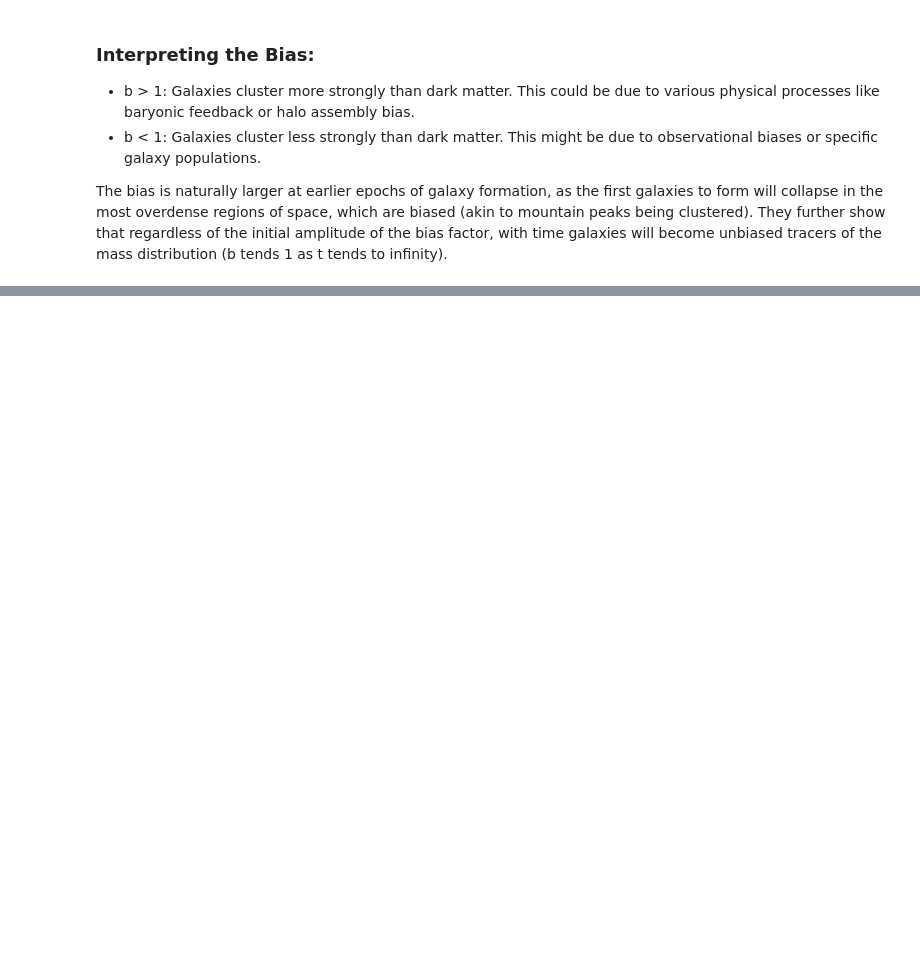
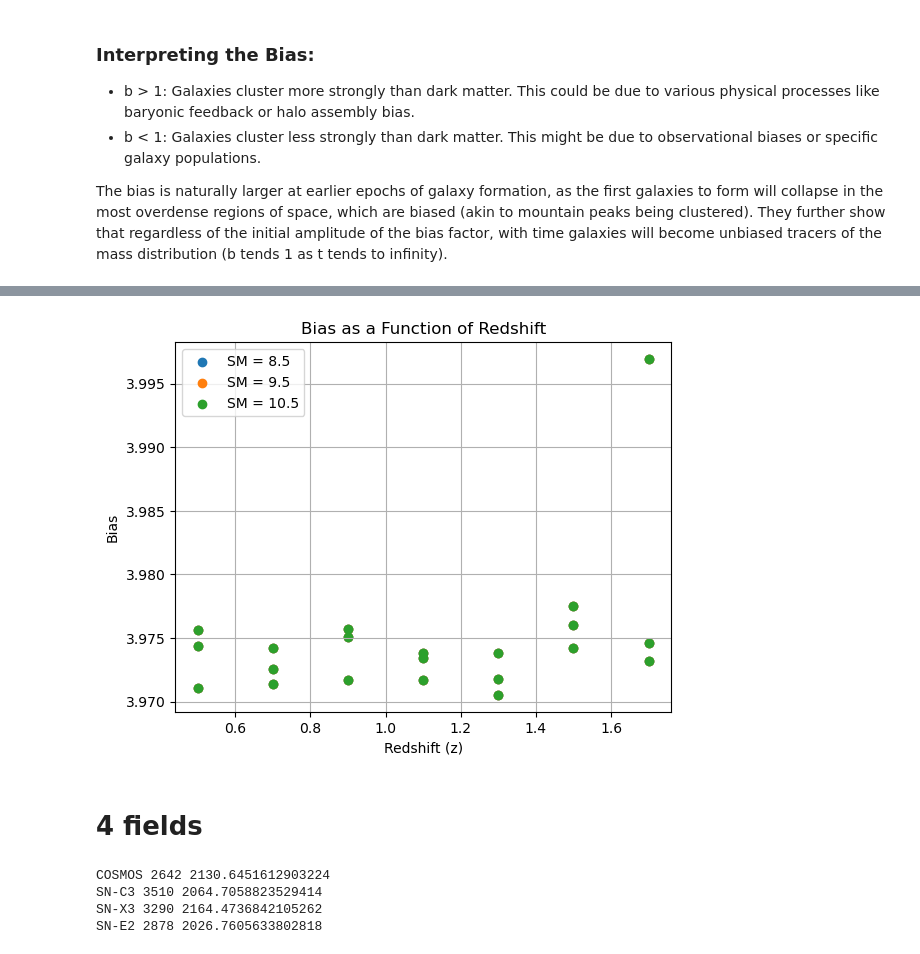
Before and after one commit to OtiliaIrina/Master_Thesis, a Jupyter notebook: class.ipynb, the cells around one changed output, grey strips where cells are left out. Saved outputs shown, nothing was run; the diff lists cells and outputs as text; code cells hidden in the pictures; blank space fills up the shorter version.

```diff
--- a/class.ipynb
+++ b/class.ipynb
@@ -1035,0 +1152,21 @@ plt.show()
+# %%
+for i in range(len(m)):
+    plt.scatter(redshifts, diff_biases,  label=f"SM = {m[i]:.1f}",marker='o')
+
+
+
+
+plt.xlabel("Redshift (z)")
+plt.ylabel("Bias")
+plt.title("Bias as a Function of Redshift")
+
+#plt.savefig("Bias as a Function of Redshift")
+
+# Customize plot (optional)
+plt.grid(True)
+plt.legend()
+plt.show()
+# %% [output]
+[figure, added]
+# %% [markdown]
+# 4 fields
@@ -1035,0 +1198,37 @@ plt.show()
+# %%
+
+areas = np.array([1.24, 1.7, 1.52, 1.42])
+nobj = []
+w = []
+varw = []
+rr_pairs = []
+
+for i in range(4):
+    cat = fits.open(cat_full_paths[i])[1].data
+    zm = fits.open(zm_full_paths[i])[1].data
+    randoms = fits.open(rand_full_paths[i])[1].data
+
+
+    # sort and match
+    cat = cat[np.argsort(cat['id'])]
+    zm = zm[np.argsort(zm['id'])]
+    cat = cat[np.in1d(cat['id'],zm['id'])]
+    zm = zm[np.in1d(zm['id'],cat['id'])]
+    cat = cat[(cat['kNN_class']==1)&(cat['bdf_mag_dered_calib_i']<25.)&
+              (zm['z']>0.5)&(zm['z']<=0.7)&(zm['SM']>10.0)&(zm['SM']<=11.5)]
+
+    print(names[i], len(cat), len(cat)/areas[i])
+""""
+    w_tmp, varw_tmp, theta, rr_ = get_w(cat, randoms)
+    w.append(w_tmp)
+    varw.append(varw_tmp)
+    rr_pairs.append(rr_)
+    nobj.append(len(cat))
+    print(w_tmp)"""
+
+nobj = np.array(nobj)
+# %% [output]
+COSMOS 2642 2130.6451612903224
+SN-C3 3510 2064.7058823529414
+SN-X3 3290 2164.4736842105262
+SN-E2 2878 2026.7605633802818
```
Also changed, not shown: parts of 23 cells of this notebook, 4 other files.
